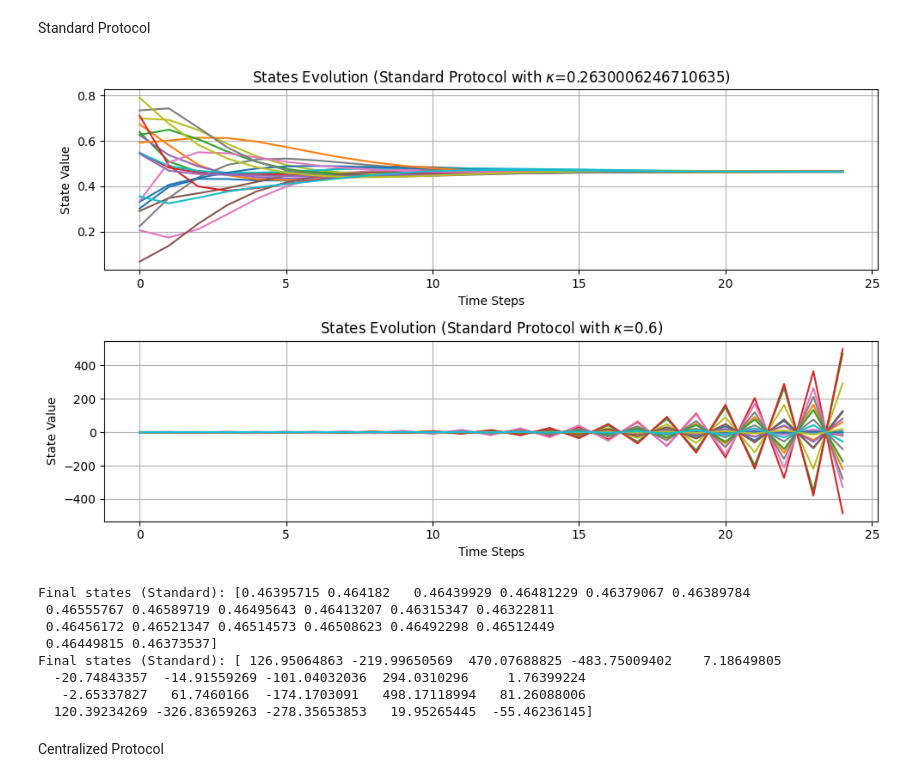
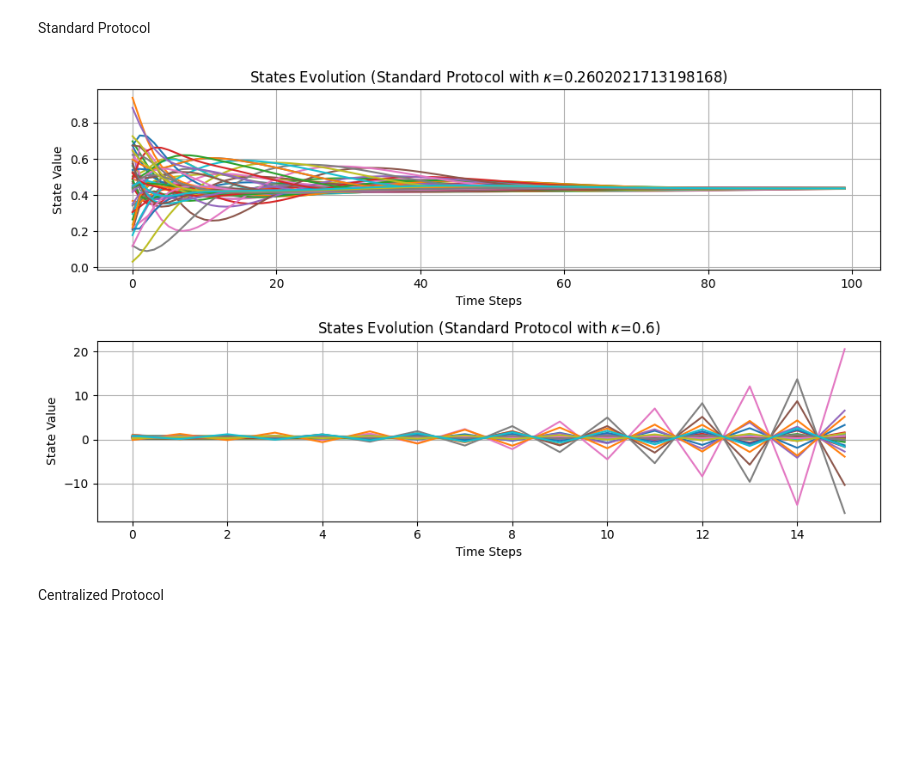
Before and after one commit to StefanoF00/CAMS_distributed_consensus_protocol, a Jupyter notebook: Implementation/main.ipynb, the cells around one changed output. Saved outputs shown, nothing was run; the diff lists cells and outputs as text; code cells hidden in the pictures; blank space fills up the shorter version.

```diff
--- a/Implementation/main.ipynb
+++ b/Implementation/main.ipynb
@@ -130,17 +130,20 @@ def plot_eigenvalues(eigenvalues):
 # %% [markdown]
 # Graph matrices generation
 # %%
-N = 20 # Number of agents
-np.random.seed(1896877)
-A = create_strongly_connected_directed_graph(N, extra_edges=20) # Adj matrix
+N = 50 # Number of agents
+np.random.seed(1)
+#np.random.seed(1896877)
+A = create_strongly_connected_directed_graph(N, extra_edges=30) # Adj matrix
 D = np.diag(np.sum(A, axis=1))  # Degree matrix
 L = D - A # Laplatian Matrix
 sigma_L = np.linalg.eigvals(L)
 plot_eigenvalues(sigma_L)
 lambda_max = np.abs(np.max(sigma_L))
+'''
 print('spectrum of L:')
 for i in sigma_L:
     print(i)
+'''
 print(f'lambda max: {lambda_max}')
-plot_network(A)
+plot_network(A, node_size=500)
 # %% [output]
@@ -171,50 +158,42 @@ Standard Protocol
 # Calculate lambda_max (maximum eigenvalue of L)
 
 kappa_standard_1 =  (1 / lambda_max)
-kappa_standard_2 =  0.6#0.2+(1 / lambda_max)
+kappa_standard_2 = 0.6#0.2+(1 / lambda_max)
 g_standard = 1  # Parameter g for standard protocol (1 such that it is ininfluent)
-
+T=100
 # Simulate using the standard protocol
 x_final_standard_1, x_trajectory_standard_1 = simulate_network(
     N,\
-    T+10,\
+    T,\
     'standard',\
     L,\
     A,\
     kappa_standard_1,\
     g_standard
 )
 x_final_standard_2, x_trajectory_standard_2 = simulate_network(
     N,\
-    T+10,\
+    T//6,\
     'standard',\
     L,\
     A,\
     kappa_standard_2,\
     g_standard
 )
 # Plot the convergence for the centralized protocol
 #plot_convergence(x_trajectory_standard, 'Standard')
 trajectories = [
     x_trajectory_standard_1,\
     x_trajectory_standard_2
 ]
 params = [kappa_standard_1,kappa_standard_2]
 plot_comparison(trajectories, 'Standard', '$\kappa$',params)
 
 # Print final states
-print("Final states (Standard):", x_final_standard_1)
-print("Final states (Standard):", x_final_standard_2)
+#print("Final states (Standard):", x_final_standard_1)
+#print("Final states (Standard):", x_final_standard_2)
 # %% [output]
-[figure, old version]
+[figure, new version]
-Final states (Standard): [0.46395715 0.464182   0.46439929 0.46481229 0.46379067 0.46389784
- 0.46555767 0.46589719 0.46495643 0.46413207 0.46315347 0.46322811
- 0.46456172 0.46521347 0.46514573 0.46508623 0.46492298 0.46512449
- 0.46449815 0.46373537]
-Final states (Standard): [ 126.95064863 -219.99650569  470.07688825 -483.75009402    7.18649805
-  -20.74843357  -14.91559269 -101.04032036  294.0310296     1.76399224
-   -2.65337827   61.7460166  -174.1703091   498.17118994   81.26088006
-  120.39234269 -326.83659263 -278.35653853   19.95265445  -55.46236145]
 # %% [markdown]
 Centralized Protocol
 # %%
```
Also changed, not shown: parts of 4 cells of this notebook, 10 other files.
